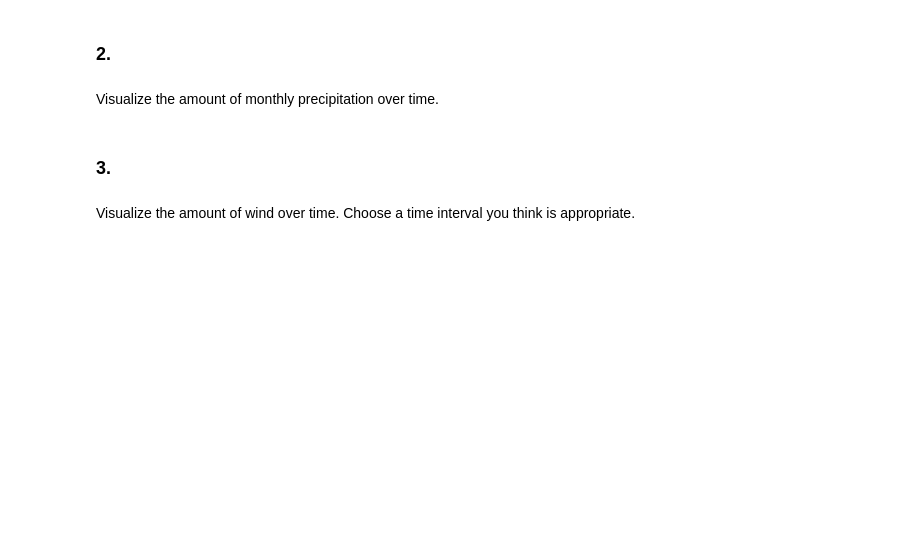
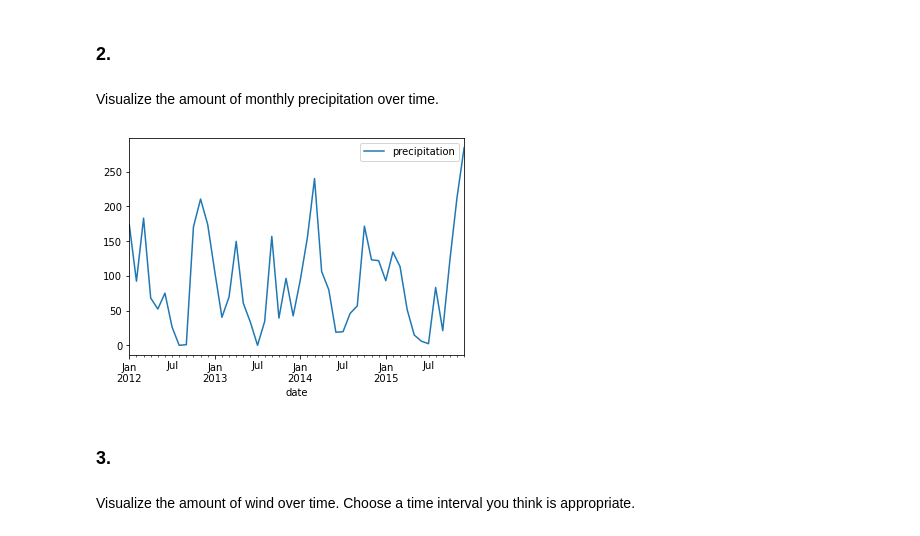
Before and after one commit to adam-talbot/time-series-exercises, a Jupyter notebook: time_series_data_exercises.ipynb, the cells around one changed output. Saved outputs shown, nothing was run; the diff lists cells and outputs as text; code cells hidden in the pictures; blank space fills up the shorter version.

```diff
--- a/time_series_data_exercises.ipynb
+++ b/time_series_data_exercises.ipynb
@@ -196,2 +221,4 @@ Bonus: Visualize the daily min, average, and max temperature over time on a sing
 # %% [markdown]
 ## `seattle_weather()`
+# %%
+df = data.seattle_weather()
@@ -197,0 +254,2 @@ Bonus: Visualize the daily min, average, and max temperature over time on a sing
+# %%
+df = df.set_index('date')
@@ -203,6 +283,10 @@ Which year and month combination has the highest amount of precipitation?
 ### 2.
 # %% [markdown]
 Visualize the amount of monthly precipitation over time.
+# %%
+df[['precipitation']].resample('M').sum().plot();
+# %% [output]
+[figure, added]
 # %% [markdown]
 ### 3.
 # %% [markdown]
```
Also changed, not shown: parts of 45 cells of this notebook.
